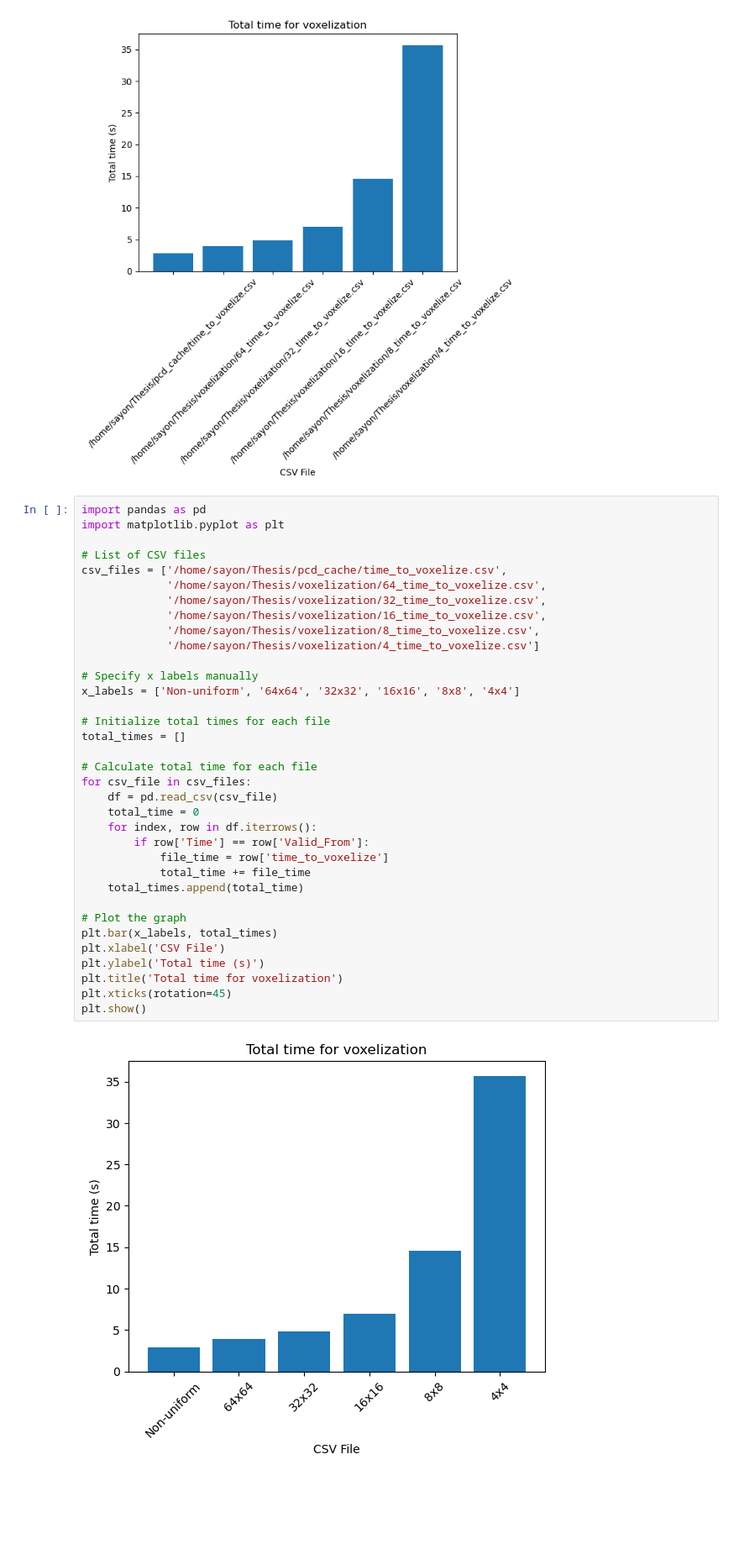
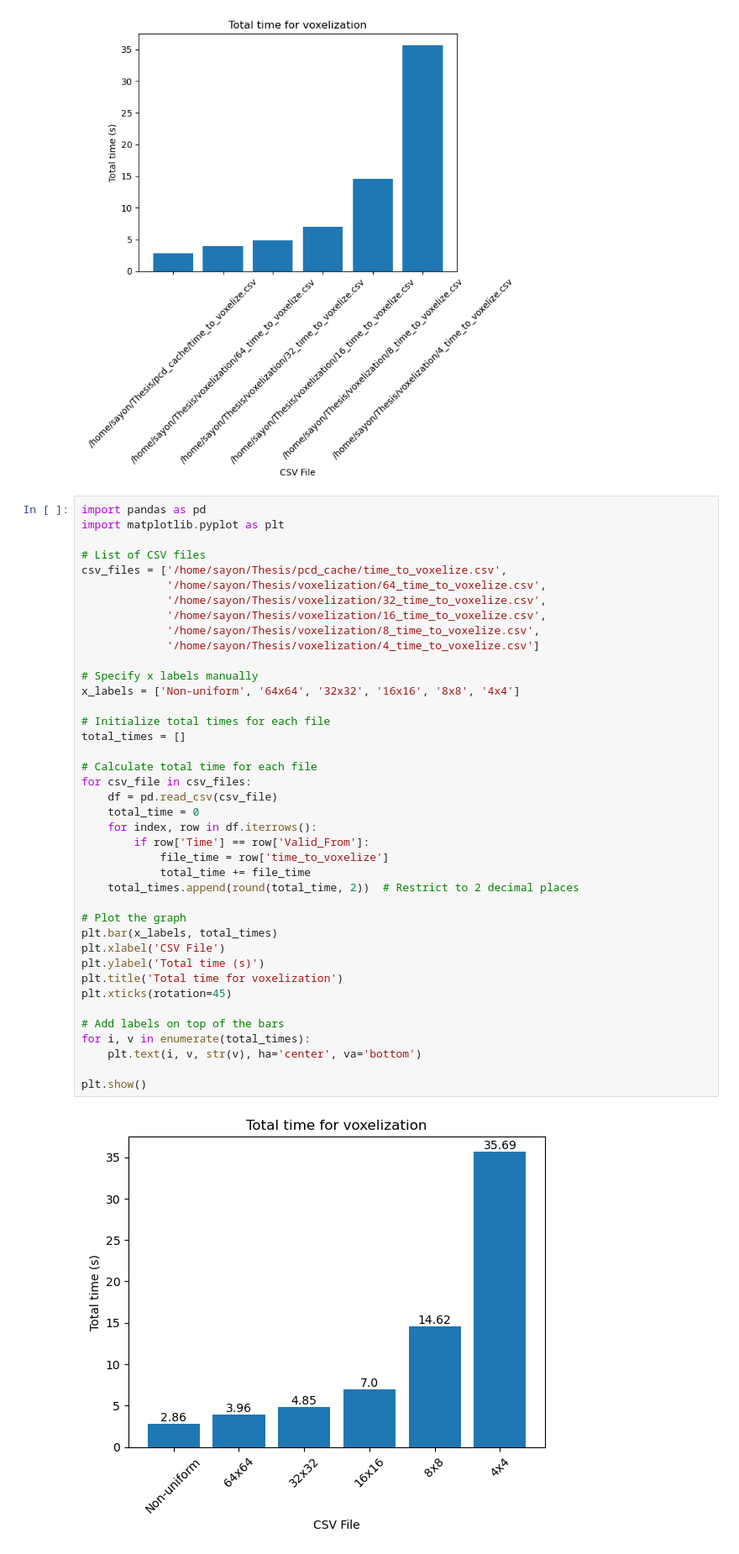
Before and after one commit to sayondeep/Thesis, a Jupyter notebook: data_processing/voxelization_time.ipynb, the cells around one changed output. Shown: that part at 84% size. Cells and saved outputs as stored; diff of their text form; blank space fills up the shorter version.

```diff
--- a/data_processing/voxelization_time.ipynb
+++ b/data_processing/voxelization_time.ipynb
@@ -58,32 +58,37 @@ import matplotlib.pyplot as plt
 csv_files = ['/home/sayon/Thesis/pcd_cache/time_to_voxelize.csv',
              '/home/sayon/Thesis/voxelization/64_time_to_voxelize.csv',
              '/home/sayon/Thesis/voxelization/32_time_to_voxelize.csv',
              '/home/sayon/Thesis/voxelization/16_time_to_voxelize.csv',
              '/home/sayon/Thesis/voxelization/8_time_to_voxelize.csv',
              '/home/sayon/Thesis/voxelization/4_time_to_voxelize.csv']
 
 # Specify x labels manually
 x_labels = ['Non-uniform', '64x64', '32x32', '16x16', '8x8', '4x4']
 
 # Initialize total times for each file
 total_times = []
 
 # Calculate total time for each file
 for csv_file in csv_files:
     df = pd.read_csv(csv_file)
     total_time = 0
     for index, row in df.iterrows():
         if row['Time'] == row['Valid_From']:
             file_time = row['time_to_voxelize']
             total_time += file_time
-    total_times.append(total_time)
+    total_times.append(round(total_time, 2))  # Restrict to 2 decimal places
 
 # Plot the graph
 plt.bar(x_labels, total_times)
 plt.xlabel('CSV File')
 plt.ylabel('Total time (s)')
 plt.title('Total time for voxelization')
 plt.xticks(rotation=45)
+
+# Add labels on top of the bars
+for i, v in enumerate(total_times):
+    plt.text(i, v, str(v), ha='center', va='bottom')
+
 plt.show()
 # %% [output]
-[figure, old version]
+[figure, new version]
```
Also changed, not shown: 4 other files.
